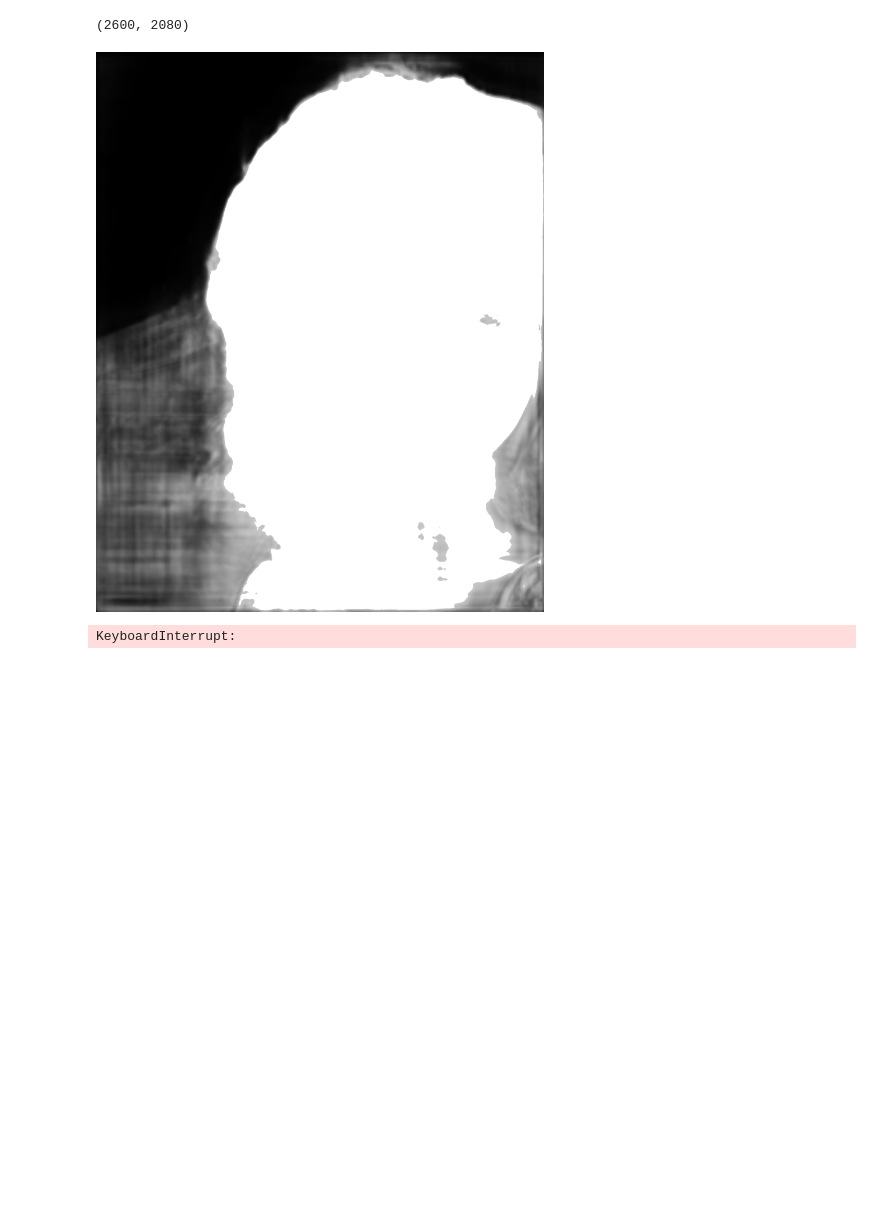
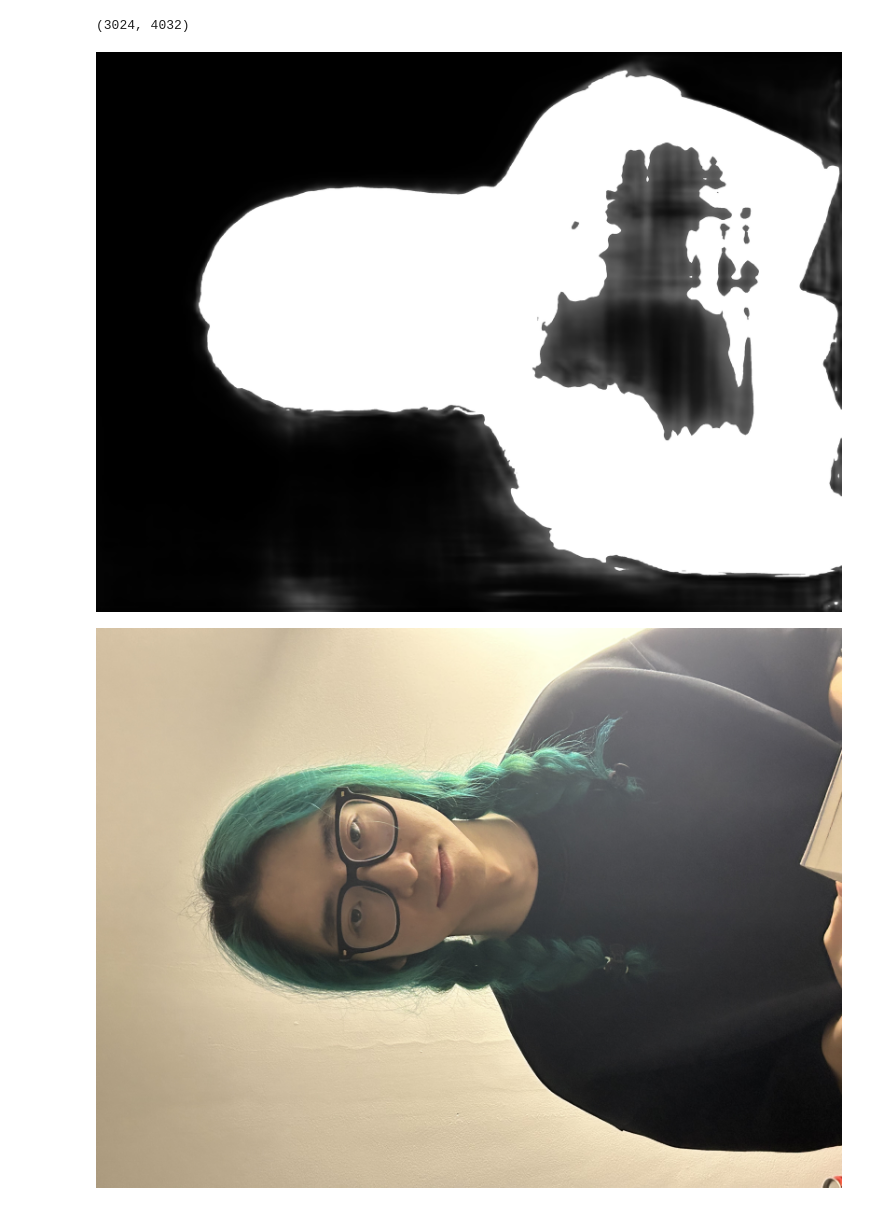
Before and after one commit to CNStanLee/CM_Matting, a Jupyter notebook: 003Python Project/python_prj/bay_matting_demo_dltrimap.ipynb, the cells around one changed output. Cells and saved outputs as stored; diff of their text form; code cells hidden in the pictures; blank space fills up the shorter version.

```diff
--- a/003Python Project/python_prj/bay_matting_demo_dltrimap.ipynb
+++ b/003Python Project/python_prj/bay_matting_demo_dltrimap.ipynb
@@ -15,16 +16,21 @@ import bay_matting_fun as bm
 import bay_matting_un_fun as un
 # %%
 # ------------- file path define  --------------------- #
+
 # low
 # # general
-# image_path = 'Dataset/input_training_lowres/GT03.png'
+#image_path = 'Dataset/input_training_lowres/GT01.png'
 # # evaluation
-# alpha_map_ground_truth_path = 'Dataset/gt_training_lowres/GT03.png'
+#alpha_map_ground_truth_path = 'Dataset/gt_training_lowres/GT01.png'
+
 # high
 # general
-image_path = 'Dataset/input_training_highres/GT03.png'
+#image_path = 'Dataset/input_training_highres/GT03.png'
 # evaluation
-alpha_map_ground_truth_path = 'Dataset/gt_training_highres/GT03.png'
+#alpha_map_ground_truth_path = 'Dataset/gt_training_highres/GT03.png'
+
+# custom img
+image_path = 'tan.jpg'
 
 
 # constant
@@ -34,20 +40,20 @@ saved_alpha_map_path = 'alpha_map.png'
 # %%
 # generate trimap with nn
 device = torch.device("cuda" if torch.cuda.is_available() else "cpu")
 alpha_map = un.inference_and_get_alphamap(image_path, device)
 
 print(alpha_map.shape)
 
 #alpha_map = np.where(alpha_map < 10, 0, alpha_map)
-alpha_map = np.where(alpha_map > 200, 255, alpha_map)
+alpha_map = np.where(alpha_map > 100, 255, alpha_map)
 
 un.save_alpha_map(alpha_map, saved_alpha_map_path)
 display(Image(filename=saved_alpha_map_path))
 display(Image(filename=image_path))
 # %% [output]
-(2600, 2080)
+(3024, 4032)
-[figure, old version]
+[figure, new version]
-KeyboardInterrupt:
+[figure, added]
 # %%
 # ------------- complexity estimation begin ----------- #
 tracemalloc.start()
```
Also changed, not shown: parts of 5 cells of this notebook, 6 other files.
